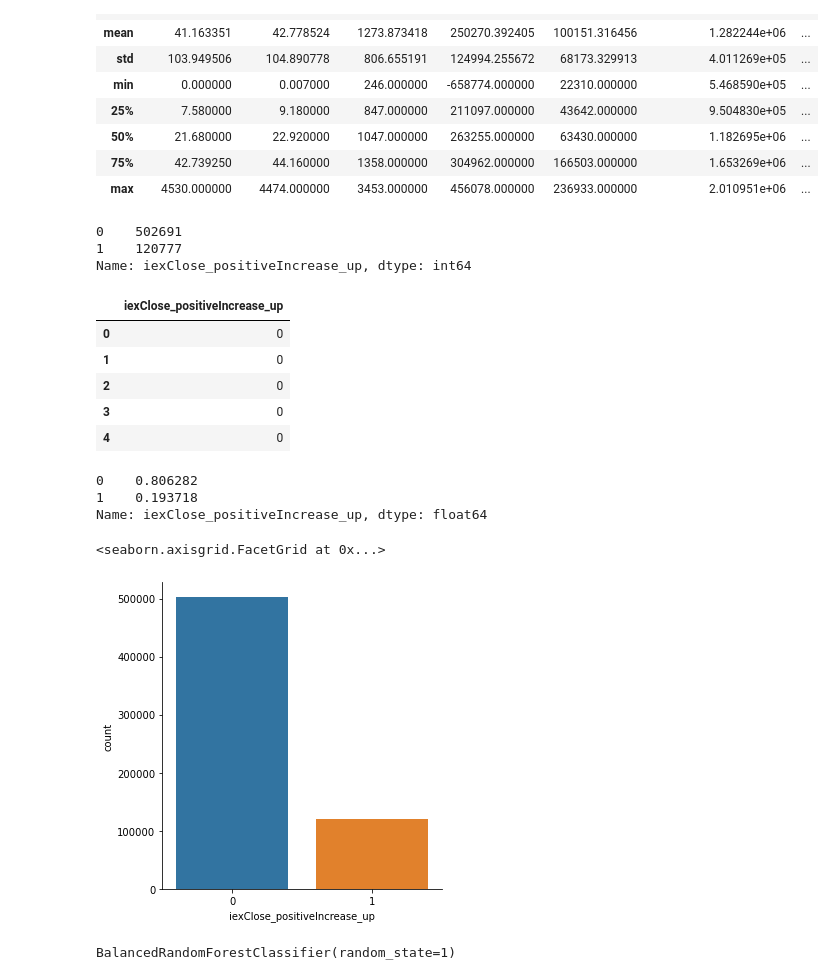
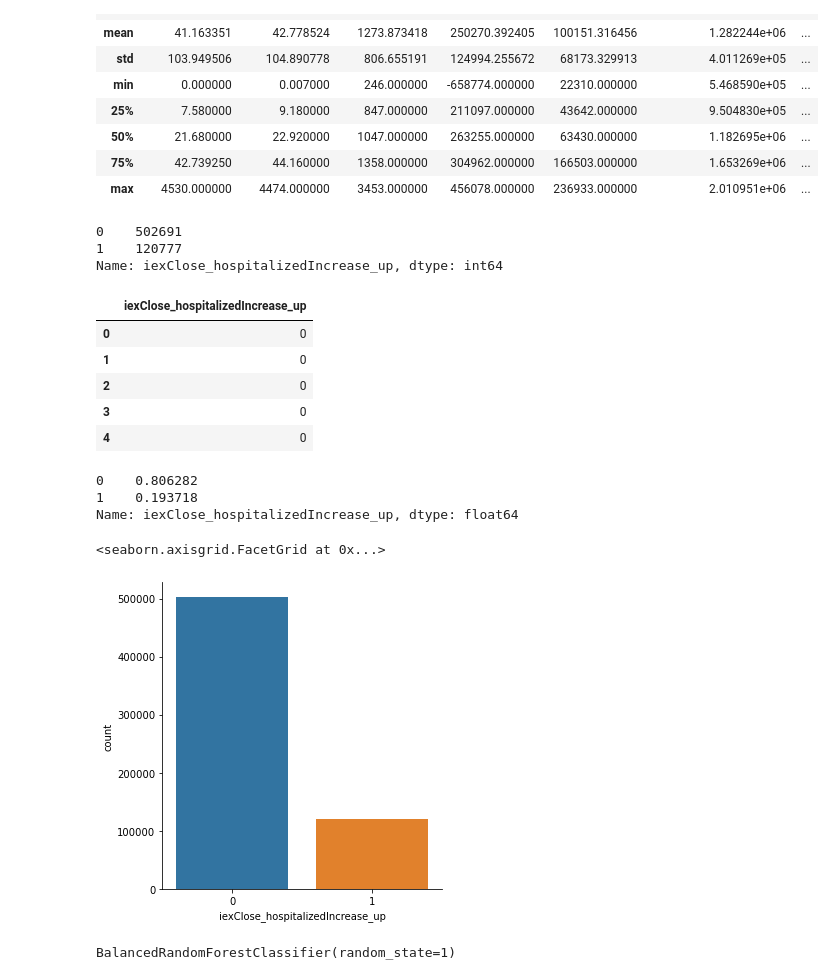
Before and after one commit to joeapodaca/apestogetherstrong, a Jupyter notebook: random_forest-final_version.ipynb, the cells around one changed output. Saved outputs shown, nothing was run; the diff lists cells and outputs as text; code cells hidden in the pictures.

```diff
--- a/random_forest-final_version.ipynb
+++ b/random_forest-final_version.ipynb
@@ -48,7 +48,7 @@ Data columns (total 44 columns):
 dtypes: float64(4), int64(36), object(4)
 memory usage: 209.3+ MB
 # %%
-rf_df = pd.DataFrame().assign(symbol=df_equities['symbol'],date=df_equities['date'],high=df_equities['high'],iexClose=df_equities['iexClose'],deathIncrease=df_equities['deathIncrease'],negativeIncrease=df_equities['negativeIncrease'],positiveIncrease=df_equities['positiveIncrease'],totalTestResultsIncrease=df_equities['totalTestResultsIncrease'],iexClose_positiveIncrease_up=df_equities['iexClose_hospitalizedIncrease_up'])
+rf_df = pd.DataFrame().assign(symbol=df_equities['symbol'],date=df_equities['date'],high=df_equities['high'],iexClose=df_equities['iexClose'],deathIncrease=df_equities['deathIncrease'],negativeIncrease=df_equities['negativeIncrease'],positiveIncrease=df_equities['positiveIncrease'],totalTestResultsIncrease=df_equities['totalTestResultsIncrease'],iexClose_hospitalizedIncrease_up=df_equities['iexClose_hospitalizedIncrease_up'])
 print(rf_df)
 # %% [output]
        symbol        date    high  iexClose  deathIncrease  negativeIncrease  \
@@ -134,9 +134,9 @@ memory usage: 38.1 MB
 # %%
 # Create our features
 #X = pd.get_dummies(df_equities, columns=["death", "deathIncrease", "hospitalizedIncrease", "hospitalizedCurrently", "negative", "positive", "totalTestResults", "totalTestResultsIncrease"])
-X = rf_df.drop('iexClose_positiveIncrease_up',axis=1)
+X = rf_df.drop('iexClose_hospitalizedIncrease_up',axis=1)
 # Create our target
-y = pd.DataFrame(rf_df["iexClose_positiveIncrease_up"])
+y = pd.DataFrame(rf_df["iexClose_hospitalizedIncrease_up"])
 X.head()
 # %% [output]
 |  | high | iexClose | deathIncrease | negativeIncrease | positiveIncrease | totalTestResultsIncrease | ... |
@@ -176,15 +176,15 @@ X.describe()
 | max | 4530.000000 | 4474.000000 | 3453.000000 | 456078.000000 | 236933.000000 | 2.010951e+06 | ... |
 # %%
 # Check the balance of our target values
-y["iexClose_positiveIncrease_up"].value_counts()
+y['iexClose_hospitalizedIncrease_up'].value_counts()
 # %% [output]
 0    502691
 1    120777
-Name: iexClose_positiveIncrease_up, dtype: int64
+Name: iexClose_hospitalizedIncrease_up, dtype: int64
 # %%
 y.head()
 # %% [output]
-|  | iexClose_positiveIncrease_up |
+|  | iexClose_hospitalizedIncrease_up |
 | 0 | 0 |
 | 1 | 0 |
 | 2 | 0 |
@@ -192,17 +192,17 @@ y.head()
 | 4 | 0 |
 # %%
 # Check the balance of our target values
-y['iexClose_positiveIncrease_up'].value_counts(normalize=True)
+y['iexClose_hospitalizedIncrease_up'].value_counts(normalize=True)
 # %% [output]
 0    0.806282
 1    0.193718
-Name: iexClose_positiveIncrease_up, dtype: float64
+Name: iexClose_hospitalizedIncrease_up, dtype: float64
 # %%
 import seaborn as sn
-sn.factorplot('iexClose_positiveIncrease_up', data=y,kind='count')
+sn.factorplot('iexClose_hospitalizedIncrease_up', data=y,kind='count')
 # %% [output]
 <seaborn.axisgrid.FacetGrid at 0x...>
-[figure, old version]
+[figure, new version]
 # %%
 # Splitting into Train and Test sets.
 X_train, X_test, y_train, y_test = train_test_split(X, y, random_state=1, stratify=y)
```
Also changed, not shown: parts of 6 cells of this notebook.
